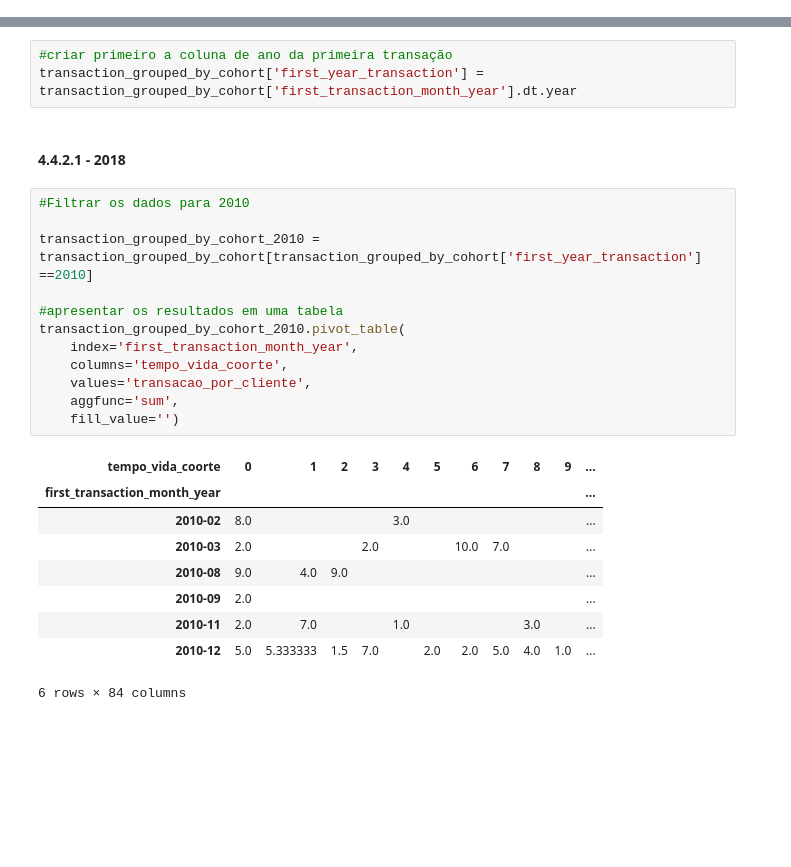
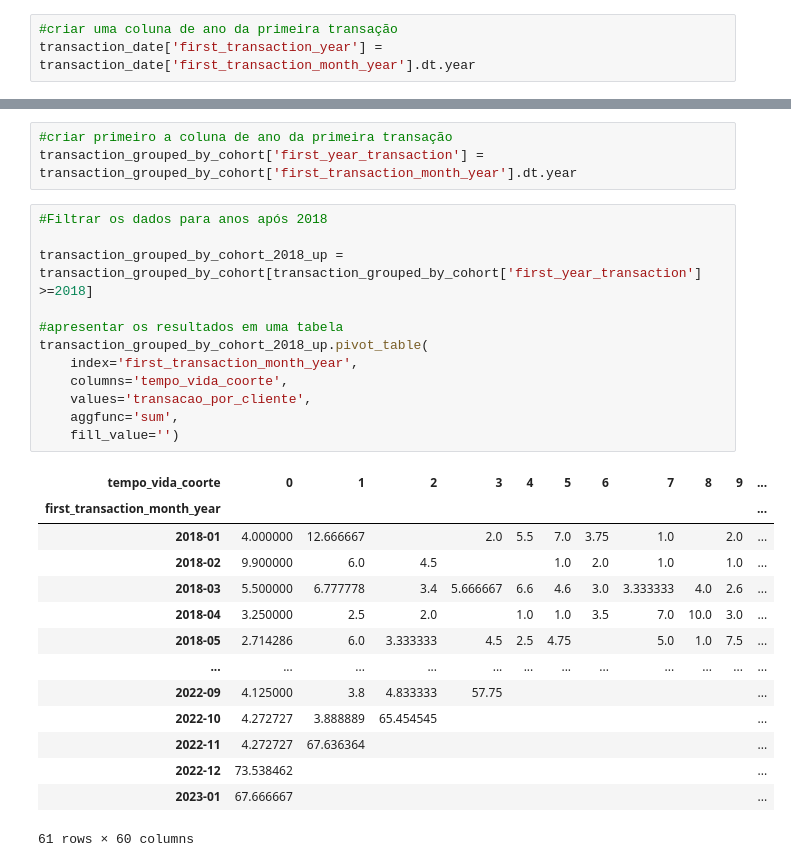
Before and after one commit to renanpan/Projeto_banco_KPI, a Jupyter notebook: lighthouse_DA_project.ipynb, the cells around one changed output, grey strips where cells are left out. Cells and saved outputs as stored; diff of their text form; blank space fills up the shorter version.

```diff
--- a/lighthouse_DA_project.ipynb
+++ b/lighthouse_DA_project.ipynb
@@ -972,0 +1030,3 @@ Conclusão
+# %%
+#criar uma coluna de ano da primeira transação
+transaction_date['first_transaction_year'] = transaction_date['first_transaction_month_year'].dt.year
@@ -1038,28 +1159,31 @@ Conclusão
 # %%
 #criar primeiro a coluna de ano da primeira transação
 transaction_grouped_by_cohort['first_year_transaction'] = transaction_grouped_by_cohort['first_transaction_month_year'].dt.year
-# %% [markdown]
-#### 4.4.2.1 - 2018
 # %%
-#Filtrar os dados para 2010
+#Filtrar os dados para anos após 2018
 
-transaction_grouped_by_cohort_2010 = transaction_grouped_by_cohort[transaction_grouped_by_cohort['first_year_transaction'] ==2010]
+transaction_grouped_by_cohort_2018_up = transaction_grouped_by_cohort[transaction_grouped_by_cohort['first_year_transaction'] >=2018]
 
 #apresentar os resultados em uma tabela
-transaction_grouped_by_cohort_2010.pivot_table(
+transaction_grouped_by_cohort_2018_up.pivot_table(
     index='first_transaction_month_year',
     columns='tempo_vida_coorte',
     values='transacao_por_cliente',
     aggfunc='sum',
     fill_value='')
 # %% [output]
 | tempo_vida_coorte | 0 | 1 | 2 | 3 | 4 | 5 | 6 | 7 | 8 | 9 | ... |
 | first_transaction_month_year |  |  |  |  |  |  |  |  |  |  | ... |
-| 2010-02 | 8.0 |  |  |  | 3.0 |  |  |  |  |  | ... |
-| 2010-03 | 2.0 |  |  | 2.0 |  |  | 10.0 | 7.0 |  |  | ... |
-| 2010-08 | 9.0 | 4.0 | 9.0 |  |  |  |  |  |  |  | ... |
-| 2010-09 | 2.0 |  |  |  |  |  |  |  |  |  | ... |
-| 2010-11 | 2.0 | 7.0 |  |  | 1.0 |  |  |  | 3.0 |  | ... |
-| 2010-12 | 5.0 | 5.333333 | 1.5 | 7.0 |  | 2.0 | 2.0 | 5.0 | 4.0 | 1.0 | ... |
+| 2018-01 | 4.000000 | 12.666667 |  | 2.0 | 5.5 | 7.0 | 3.75 | 1.0 |  | 2.0 | ... |
+| 2018-02 | 9.900000 | 6.0 | 4.5 |  |  | 1.0 | 2.0 | 1.0 |  | 1.0 | ... |
+| 2018-03 | 5.500000 | 6.777778 | 3.4 | 5.666667 | 6.6 | 4.6 | 3.0 | 3.333333 | 4.0 | 2.6 | ... |
+| 2018-04 | 3.250000 | 2.5 | 2.0 |  | 1.0 | 1.0 | 3.5 | 7.0 | 10.0 | 3.0 | ... |
+| 2018-05 | 2.714286 | 6.0 | 3.333333 | 4.5 | 2.5 | 4.75 |  | 5.0 | 1.0 | 7.5 | ... |
+| ... | ... | ... | ... | ... | ... | ... | ... | ... | ... | ... | ... |
+| 2022-09 | 4.125000 | 3.8 | 4.833333 | 57.75 |  |  |  |  |  |  | ... |
+| 2022-10 | 4.272727 | 3.888889 | 65.454545 |  |  |  |  |  |  |  | ... |
+| 2022-11 | 4.272727 | 67.636364 |  |  |  |  |  |  |  |  | ... |
+| 2022-12 | 73.538462 |  |  |  |  |  |  |  |  |  | ... |
+| 2023-01 | 67.666667 |  |  |  |  |  |  |  |  |  | ... |
-6 rows × 84 columns
+61 rows × 60 columns
 # %%
```
Also changed, not shown: parts of 26 cells of this notebook.
